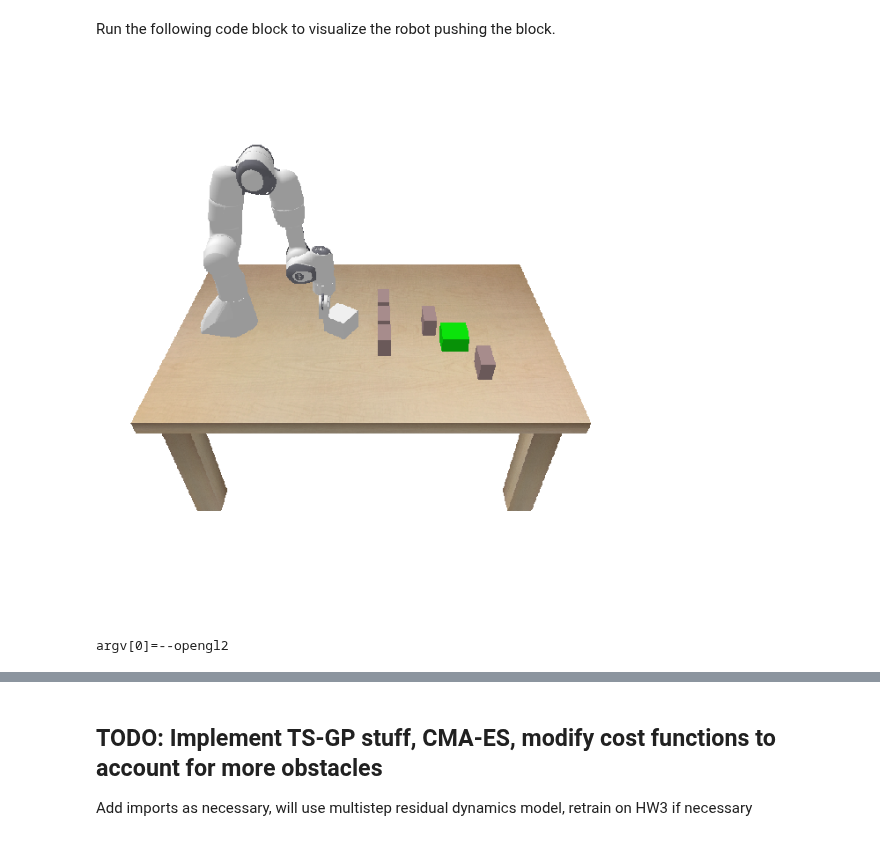
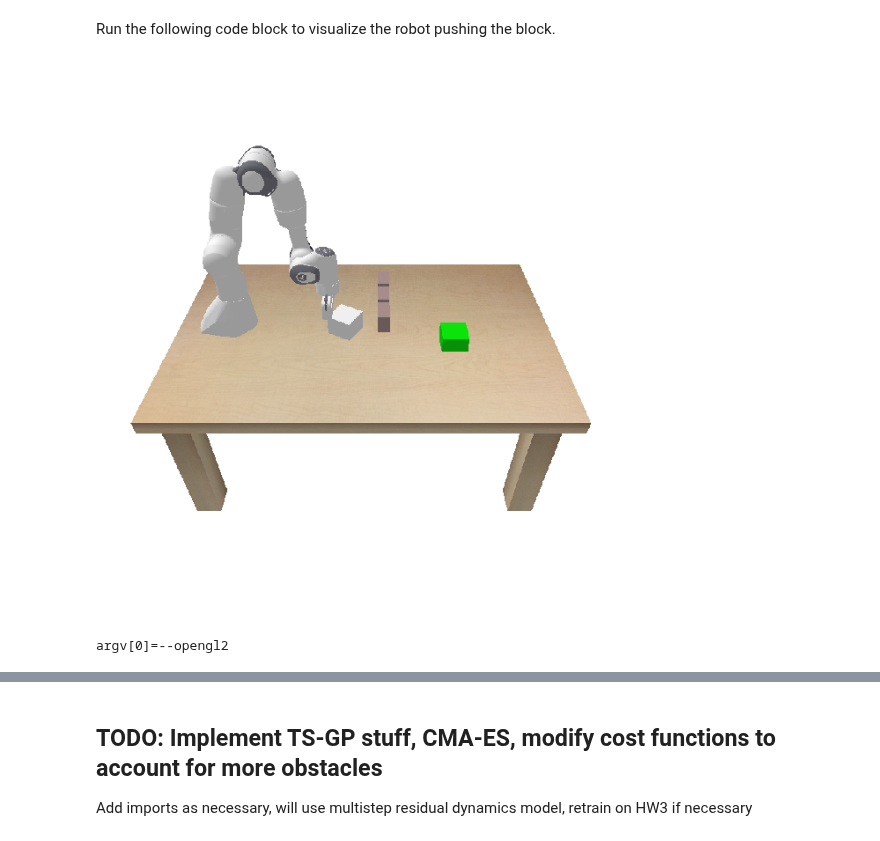
Before and after one commit to malkstik/MPPI-GP-Tuning, a Jupyter notebook: main.ipynb, the cells around one changed output, grey strips where cells are left out. Saved outputs shown, nothing was run; the diff lists cells and outputs as text; code cells hidden in the pictures.

```diff
--- a/main.ipynb
+++ b/main.ipynb
@@ -74,31 +73,31 @@ Run the following code block to visualize the robot pushing the block.
 # %%
 %matplotlib inline
 
-OBS_INIT = 1
+OBS_INIT = 3
 
 # Create the visualizer
 fig = plt.figure(figsize=(8,8))
 hfig = display(fig, display_id=True)
 # visualizer = NotebookAndGIFVisualizer(fig=fig, hfig=hfig, filename = "pushing_visualization_4.gif")
 visualizer = NotebookVisualizer(fig=fig, hfig=hfig)
 
 # Initialize the simulation environment
 env = PandaPushingEnv(visualizer=visualizer, render_non_push_motions=False,  include_obstacle=True,
                     camera_heigh=800, camera_width=800, render_every_n_steps=5, obsInit = OBS_INIT)
 
 env.reset()
 
 # Perform a sequence of 3 random actions:
 for i in tqdm(range(1)):
     action_i = env.action_space.sample()
     state, reward, done, info = env.step(action_i)
     if done:
         break
 # Image(filename=visualizer.get_gif())
 
 plt.close(fig)
 # %% [output]
-[figure, old version]
+[figure, new version]
 argv[0]=--opengl2
 # %% [markdown]
 ### State Space and Action Space
```
Also changed, not shown: parts of 1 cell of this notebook, 4 other files.
